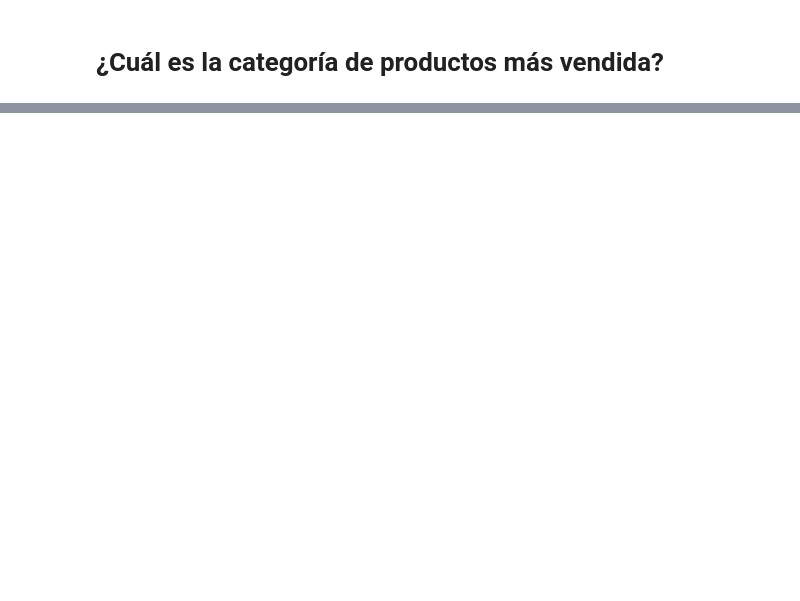
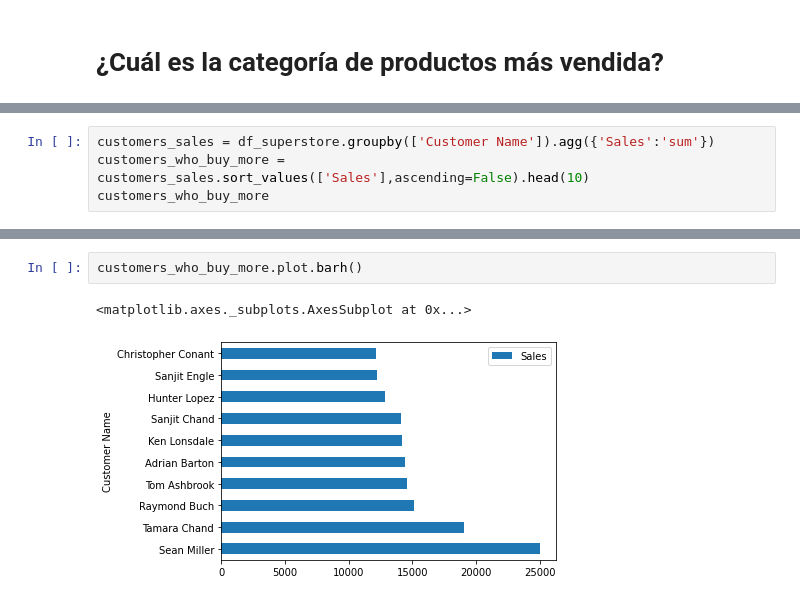
Before and after one commit to aurcode/superstore-analysis, a Jupyter notebook: superstore_analysis.ipynb, the cells around one changed output, grey strips where cells are left out. Saved outputs shown, nothing was run; the diff lists cells and outputs as text; blank space fills up the shorter version.

```diff
--- a/superstore_analysis.ipynb
+++ b/superstore_analysis.ipynb
@@ -57,0 +54,4 @@ best_selling_category.plot()
+# %%
+customers_sales = df_superstore.groupby(['Customer Name']).agg({'Sales':'sum'})
+customers_who_buy_more = customers_sales.sort_values(['Sales'],ascending=False).head(10)
+customers_who_buy_more
@@ -57,0 +71,5 @@ best_selling_category.plot()
+# %%
+customers_who_buy_more.plot.barh()
+# %% [output]
+<matplotlib.axes._subplots.AxesSubplot at 0x...>
+[figure, added]
```
Also changed, not shown: parts of 10 cells of this notebook.
